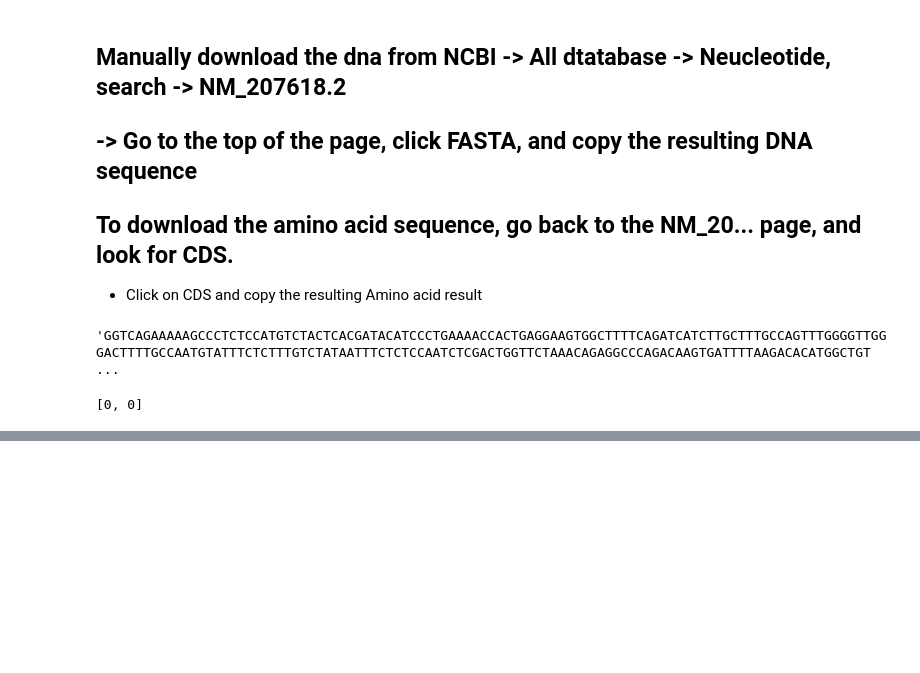
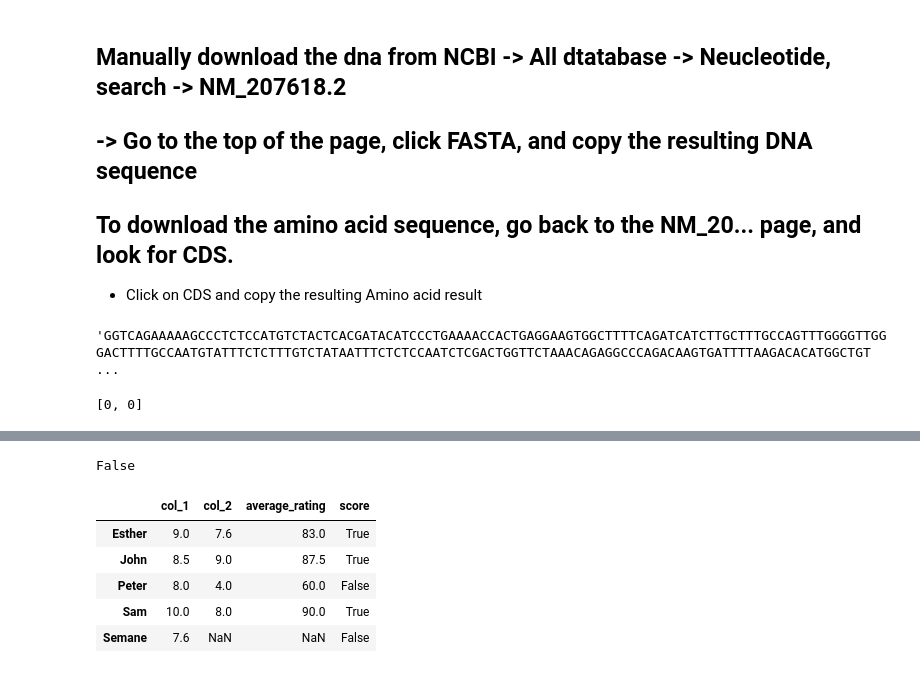
Before and after one commit to samuelatuma1/PythonForRx, a Jupyter notebook: scope_rules.ipynb, the cells around one changed output, grey strips where cells are left out. Drawn from its saved outputs; the diff is of its cells as text; code cells hidden in the pictures; blank space fills up the shorter version.

```diff
--- a/scope_rules.ipynb
+++ b/scope_rules.ipynb
@@ -1146,0 +1365,12 @@ sum_matrix(arr1)
+# %%
+val = "user" in user_scores and user_scores.pop("score")
+print(val)
+user_scores
+# %% [output]
+False
+|  | col_1 | col_2 | average_rating | score |
+| Esther | 9.0 | 7.6 | 83.0 | True |
+| John | 8.5 | 9.0 | 87.5 | True |
+| Peter | 8.0 | 4.0 | 60.0 | False |
+| Sam | 10.0 | 8.0 | 90.0 | True |
+| Semane | 7.6 | NaN | NaN | False |
```
Also changed, not shown: parts of 28 cells of this notebook.
